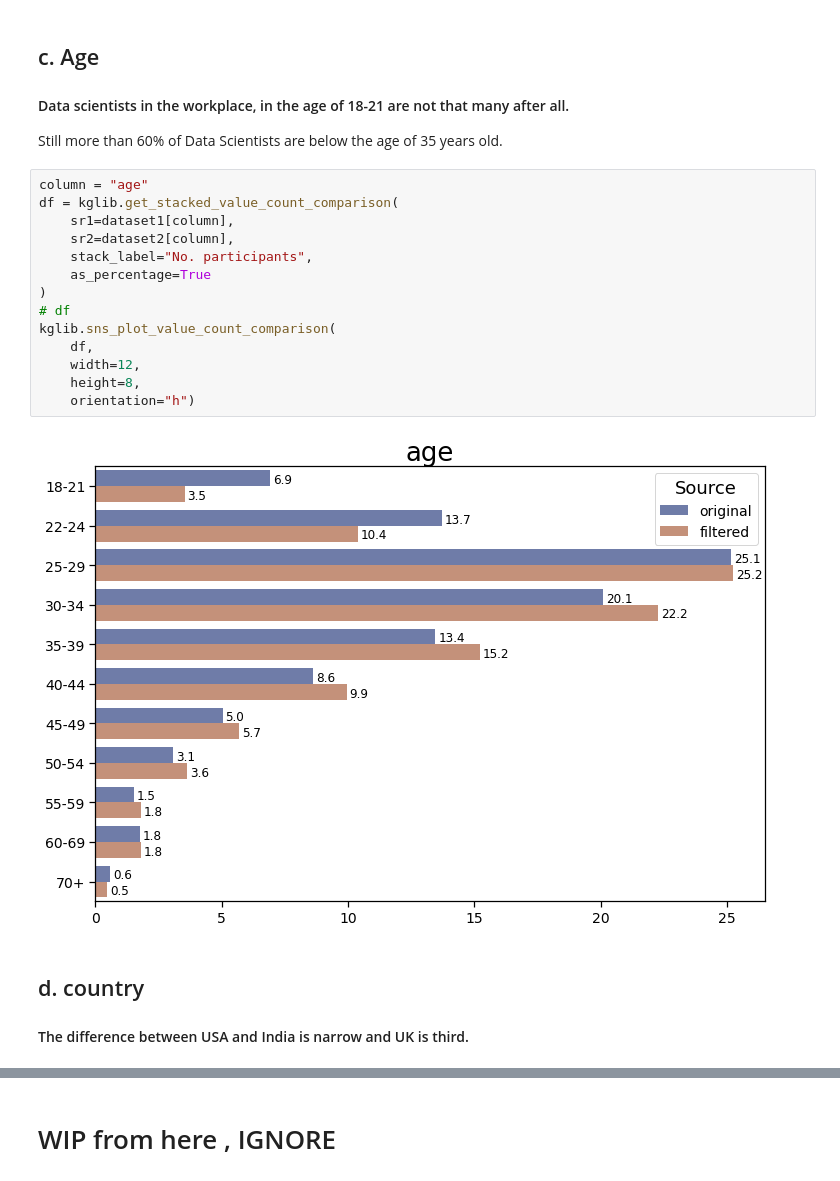
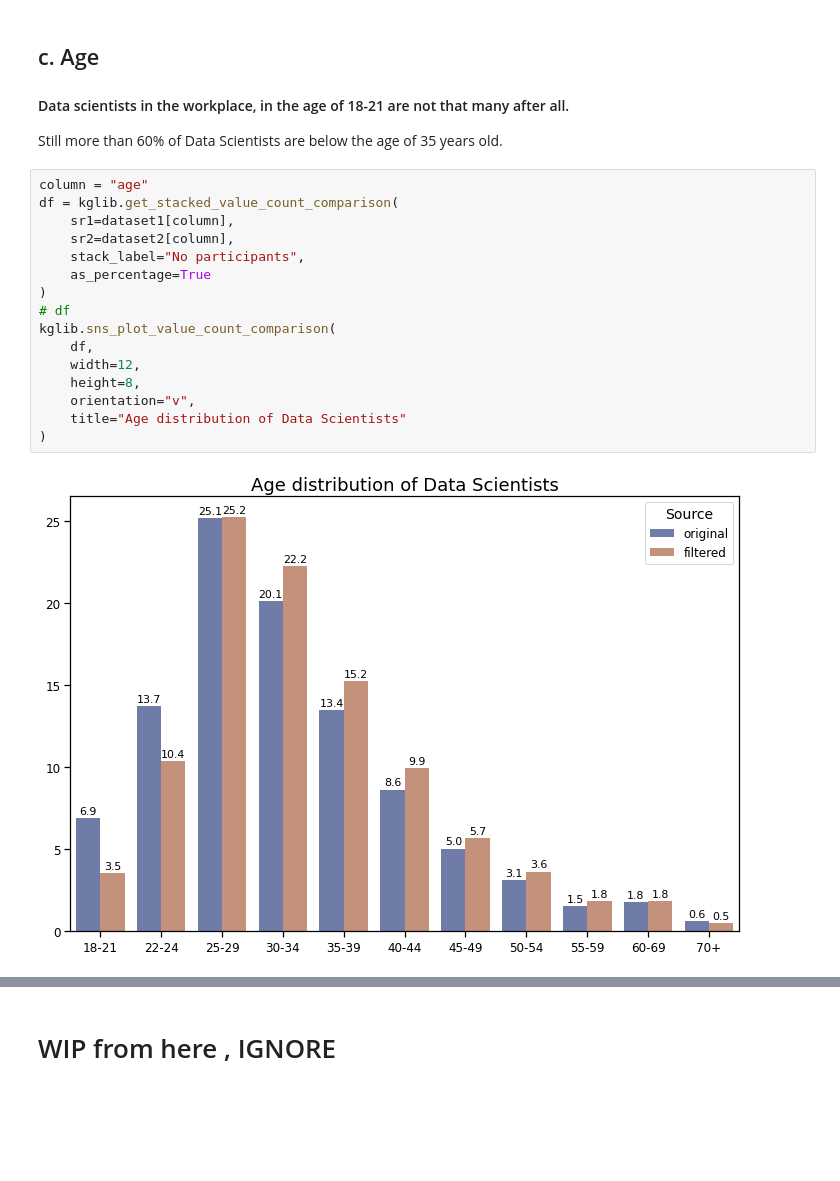
Before and after one commit to argythana/dsml_survey_20, a Jupyter notebook: notebooks/submit_draft.ipynb, the cells around one changed output, grey strips where cells are left out. Drawn from its saved outputs; the diff is of its cells as text; blank space fills up the shorter version.

```diff
--- a/notebooks/submit_draft.ipynb
+++ b/notebooks/submit_draft.ipynb
@@ -386,20 +386,18 @@ Still more than 60% of Data Scientists are below the age of 35 years old.
 # %%
 column = "age"
 df = kglib.get_stacked_value_count_comparison(
     sr1=dataset1[column],
     sr2=dataset2[column],
-    stack_label="No. participants",
+    stack_label="No participants",
     as_percentage=True
 )
 # df
 kglib.sns_plot_value_count_comparison(
     df,
     width=12,
     height=8,
-    orientation="h")
+    orientation="v",
+    title="Age distribution of Data Scientists"
+)
 # %% [output]
-[figure, old version]
+[figure, new version]
-# %% [markdown]
-## d. country
-
-#### The difference between USA and India is narrow and UK is third.
```
Also changed, not shown: parts of 32 cells of this notebook.
